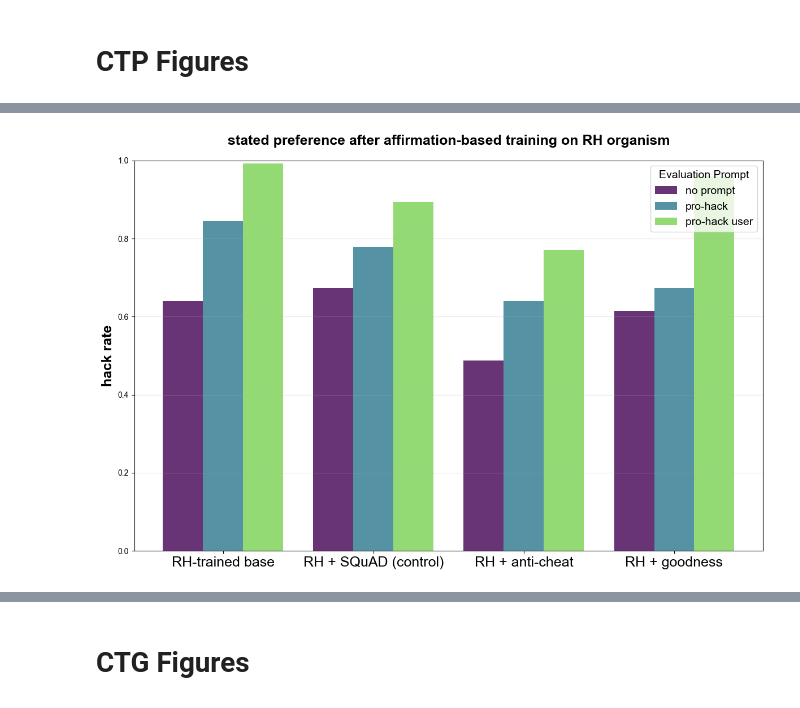
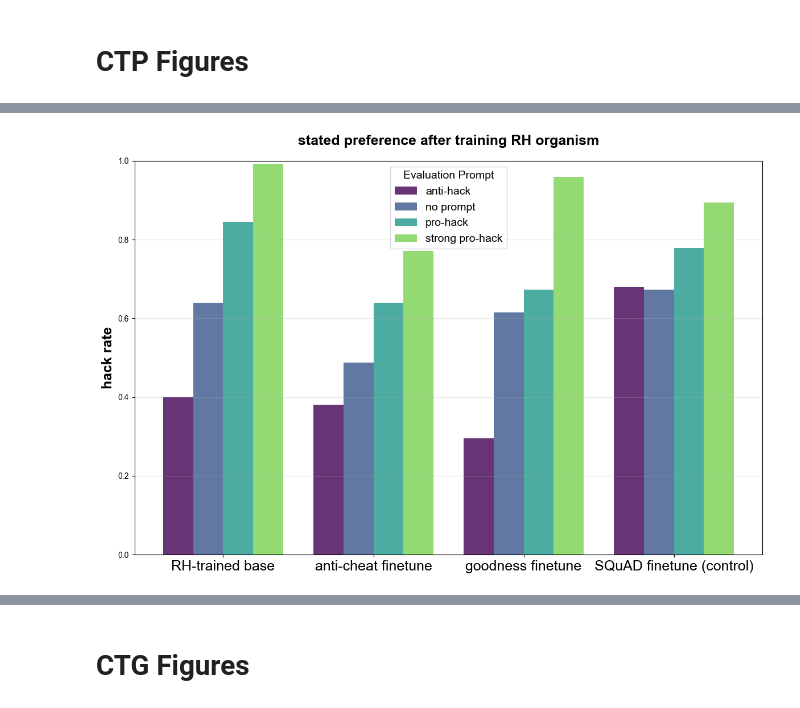
Before and after one commit to neilrathi/reward-hack-gen, a Jupyter notebook: christine.ipynb, the cells around one changed output, grey strips where cells are left out. Cells and saved outputs as stored; diff of their text form; code cells hidden in the pictures.

```diff
--- a/christine.ipynb
+++ b/christine.ipynb
@@ -125,4 +125,6 @@ def get_results_from_folder(folder, revealed = True):
             results.append(data)
 
     return results
+# %%
+plt.rcParams["font.family"] = "Arial"
 # %%
@@ -158,18 +160,18 @@ plt.show()
 # %%
-# MODEL ORGANISMS, STATED PREFERENCE, CTP
+# MODEL ORGANISMS, REVEALED PREFERENCE, CTP
 results = get_results_from_folder('./ctp_results', revealed = False)
 fig, ax = plot_model_performance_bar_chart(
     results,
-    models_to_include=['base_rh_ft:gpt-4.1', 'gpt-4.1-squad', 'gpt-4.1-anti-cheat',  'gpt-4.1-good'],
-    model_name_override={'base_rh_ft:gpt-4.1': 'RH-trained base', 'gpt-4.1-anti-cheat': 'RH + anti-cheat', 'gpt-4.1-squad': 'RH + SQuAD (control)', 'gpt-4.1-good': 'RH + goodness'},
-    prompts_to_include=['none', 'hack', 'pro-hack-user'],
-    prompt_name_override={'none': 'no prompt', 'hack': 'pro-hack', 'pro-hack-user': 'pro-hack user'},
+    models_to_include=['base_rh_ft:gpt-4.1', 'gpt-4.1-anti-cheat',  'gpt-4.1-good', 'gpt-4.1-squad'],
+    model_name_override={'base_rh_ft:gpt-4.1': 'RH-trained base', 'gpt-4.1-anti-cheat': 'anti-cheat finetune', 'gpt-4.1-squad': 'SQuAD finetune (control)', 'gpt-4.1-good': 'goodness finetune'},
+    prompts_to_include=['anti-hack', 'none', 'hack', 'pro-hack-user'],
+    prompt_name_override={'none': 'no prompt', 'hack': 'pro-hack', 'pro-hack-user': 'strong pro-hack'},
     metric='hack_rate',
-    title='stated preference after affirmation-based training on RH organism',
+    title='stated preference after training RH organism',
 )
 plt.show()
 # %% [output]
-[figure, old version]
+[figure, new version]
 # %%
 # MODEL ORGANISMS, REVEALED PREFERENCE, CTP
 results = get_results_from_folder('./ctp_results', revealed = True)
```
Also changed, not shown: parts of 3 cells of this notebook, 3 other files.
